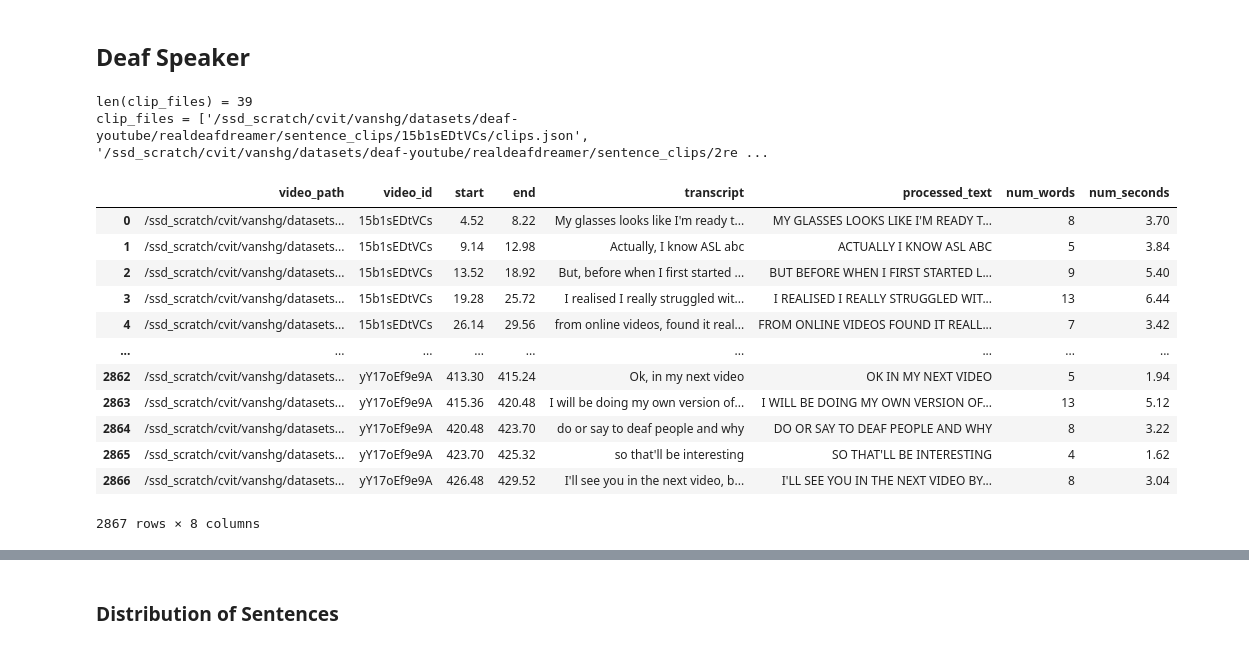
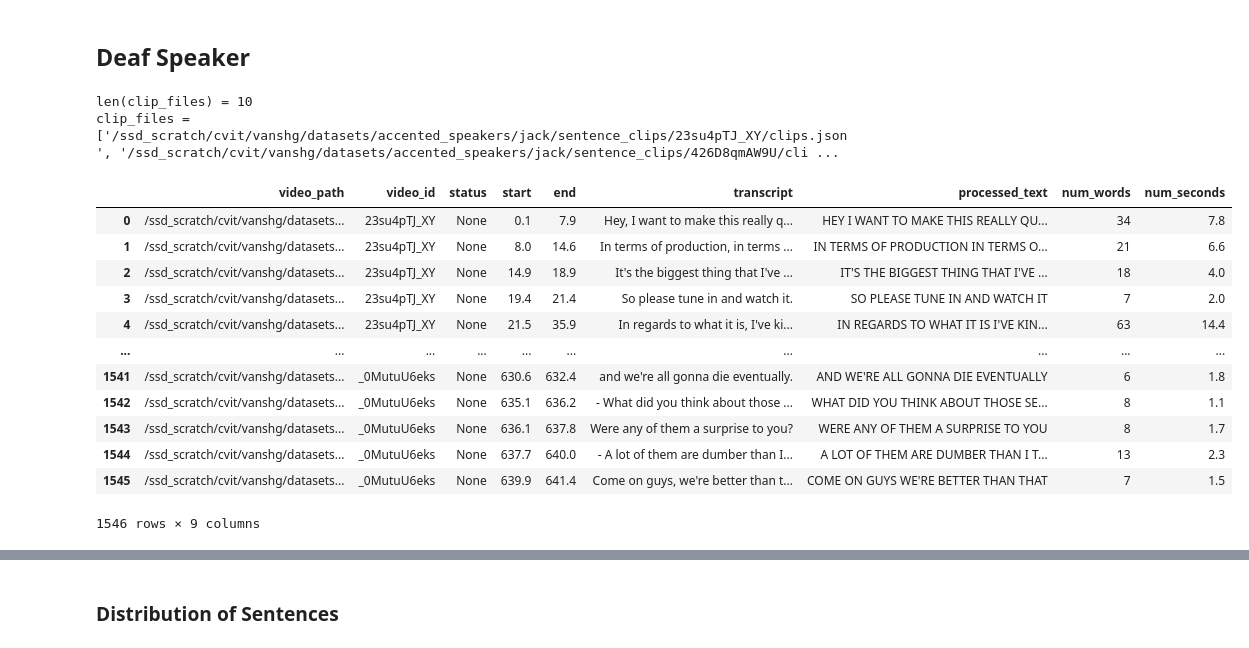
Before and after one commit to vanshg1729/auto_avsr, a Jupyter notebook: analysis/analyse_deaf.ipynb, the cells around one changed output, grey strips where cells are left out. Saved outputs shown, nothing was run; the diff lists cells and outputs as text; code cells hidden in the pictures.

Commit message:
made a bunch of changes, I don't exactly know what the major change is

```diff
--- a/analysis/analyse_deaf.ipynb
+++ b/analysis/analyse_deaf.ipynb
@@ -211,31 +214,31 @@ Total duration of sentences = 03:14:45.212
 # %% [markdown]
 ## Deaf Speaker
 # %%
-data_dir = "/ssd_scratch/cvit/vanshg/datasets/deaf-youtube"
-speaker = "realdeafdreamer"
+data_dir = "/ssd_scratch/cvit/vanshg/datasets/accented_speakers"
+speaker = "jack"
 speaker_dir = os.path.join(data_dir, f"{speaker}")
 clips_dir = os.path.join(speaker_dir, f"sentence_clips")
 
 clip_files = glob.glob(os.path.join(clips_dir, "*/clips.json"))
 clip_files = sorted(clip_files)
 print(f"{len(clip_files) = }")
 print(f"{clip_files = }")
 
 speaker_df = get_speaker_df(clip_files)
 speaker_df
 # %% [output]
-len(clip_files) = 39
-clip_files = ['/ssd_scratch/cvit/vanshg/datasets/deaf-youtube/realdeafdreamer/sentence_clips/15b1sEDtVCs/clips.json', '/ssd_scratch/cvit/vanshg/datasets/deaf-youtube/realdeafdreamer/sentence_clips/2re ...
+len(clip_files) = 10
+clip_files = ['/ssd_scratch/cvit/vanshg/datasets/accented_speakers/jack/sentence_clips/23su4pTJ_XY/clips.json', '/ssd_scratch/cvit/vanshg/datasets/accented_speakers/jack/sentence_clips/426D8qmAW9U/cli ...
-|  | video_path | video_id | start | end | transcript | processed_text | num_words | num_seconds |
-| 0 | /ssd_scratch/cvit/vanshg/datasets... | 15b1sEDtVCs | 4.52 | 8.22 | My glasses looks like I'm ready t... | MY GLASSES LOOKS LIKE I'M READY T... | 8 | 3.70 |
-| 1 | /ssd_scratch/cvit/vanshg/datasets... | 15b1sEDtVCs | 9.14 | 12.98 | Actually, I know ASL abc | ACTUALLY I KNOW ASL ABC | 5 | 3.84 |
-| 2 | /ssd_scratch/cvit/vanshg/datasets... | 15b1sEDtVCs | 13.52 | 18.92 | But, before when I first started ... | BUT BEFORE WHEN I FIRST STARTED L... | 9 | 5.40 |
-| 3 | /ssd_scratch/cvit/vanshg/datasets... | 15b1sEDtVCs | 19.28 | 25.72 | I realised I really struggled wit... | I REALISED I REALLY STRUGGLED WIT... | 13 | 6.44 |
-| 4 | /ssd_scratch/cvit/vanshg/datasets... | 15b1sEDtVCs | 26.14 | 29.56 | from online videos, found it real... | FROM ONLINE VIDEOS FOUND IT REALL... | 7 | 3.42 |
-| ... | ... | ... | ... | ... | ... | ... | ... | ... |
-| 2862 | /ssd_scratch/cvit/vanshg/datasets... | yY17oEf9e9A | 413.30 | 415.24 | Ok, in my next video | OK IN MY NEXT VIDEO | 5 | 1.94 |
-| 2863 | /ssd_scratch/cvit/vanshg/datasets... | yY17oEf9e9A | 415.36 | 420.48 | I will be doing my own version of... | I WILL BE DOING MY OWN VERSION OF... | 13 | 5.12 |
-| 2864 | /ssd_scratch/cvit/vanshg/datasets... | yY17oEf9e9A | 420.48 | 423.70 | do or say to deaf people and why | DO OR SAY TO DEAF PEOPLE AND WHY | 8 | 3.22 |
-| 2865 | /ssd_scratch/cvit/vanshg/datasets... | yY17oEf9e9A | 423.70 | 425.32 | so that'll be interesting | SO THAT'LL BE INTERESTING | 4 | 1.62 |
-| 2866 | /ssd_scratch/cvit/vanshg/datasets... | yY17oEf9e9A | 426.48 | 429.52 | I'll see you in the next video, b... | I'LL SEE YOU IN THE NEXT VIDEO BY... | 8 | 3.04 |
+|  | video_path | video_id | status | start | end | transcript | processed_text | num_words | num_seconds |
+| 0 | /ssd_scratch/cvit/vanshg/datasets... | 23su4pTJ_XY | None | 0.1 | 7.9 | Hey, I want to make this really q... | HEY I WANT TO MAKE THIS REALLY QU... | 34 | 7.8 |
+| 1 | /ssd_scratch/cvit/vanshg/datasets... | 23su4pTJ_XY | None | 8.0 | 14.6 | In terms of production, in terms ... | IN TERMS OF PRODUCTION IN TERMS O... | 21 | 6.6 |
+| 2 | /ssd_scratch/cvit/vanshg/datasets... | 23su4pTJ_XY | None | 14.9 | 18.9 | It's the biggest thing that I've ... | IT'S THE BIGGEST THING THAT I'VE ... | 18 | 4.0 |
+| 3 | /ssd_scratch/cvit/vanshg/datasets... | 23su4pTJ_XY | None | 19.4 | 21.4 | So please tune in and watch it. | SO PLEASE TUNE IN AND WATCH IT | 7 | 2.0 |
+| 4 | /ssd_scratch/cvit/vanshg/datasets... | 23su4pTJ_XY | None | 21.5 | 35.9 | In regards to what it is, I've ki... | IN REGARDS TO WHAT IT IS I'VE KIN... | 63 | 14.4 |
+| ... | ... | ... | ... | ... | ... | ... | ... | ... | ... |
+| 1541 | /ssd_scratch/cvit/vanshg/datasets... | _0MutuU6eks | None | 630.6 | 632.4 | and we're all gonna die eventually. | AND WE'RE ALL GONNA DIE EVENTUALLY | 6 | 1.8 |
+| 1542 | /ssd_scratch/cvit/vanshg/datasets... | _0MutuU6eks | None | 635.1 | 636.2 | - What did you think about those ... | WHAT DID YOU THINK ABOUT THOSE SE... | 8 | 1.1 |
+| 1543 | /ssd_scratch/cvit/vanshg/datasets... | _0MutuU6eks | None | 636.1 | 637.8 | Were any of them a surprise to you? | WERE ANY OF THEM A SURPRISE TO YOU | 8 | 1.7 |
+| 1544 | /ssd_scratch/cvit/vanshg/datasets... | _0MutuU6eks | None | 637.7 | 640.0 | - A lot of them are dumber than I... | A LOT OF THEM ARE DUMBER THAN I T... | 13 | 2.3 |
+| 1545 | /ssd_scratch/cvit/vanshg/datasets... | _0MutuU6eks | None | 639.9 | 641.4 | Come on guys, we're better than t... | COME ON GUYS WE'RE BETTER THAN THAT | 7 | 1.5 |
-2867 rows × 8 columns
+1546 rows × 9 columns
```
Also changed, not shown: parts of 15 cells of this notebook, 21 other files.
